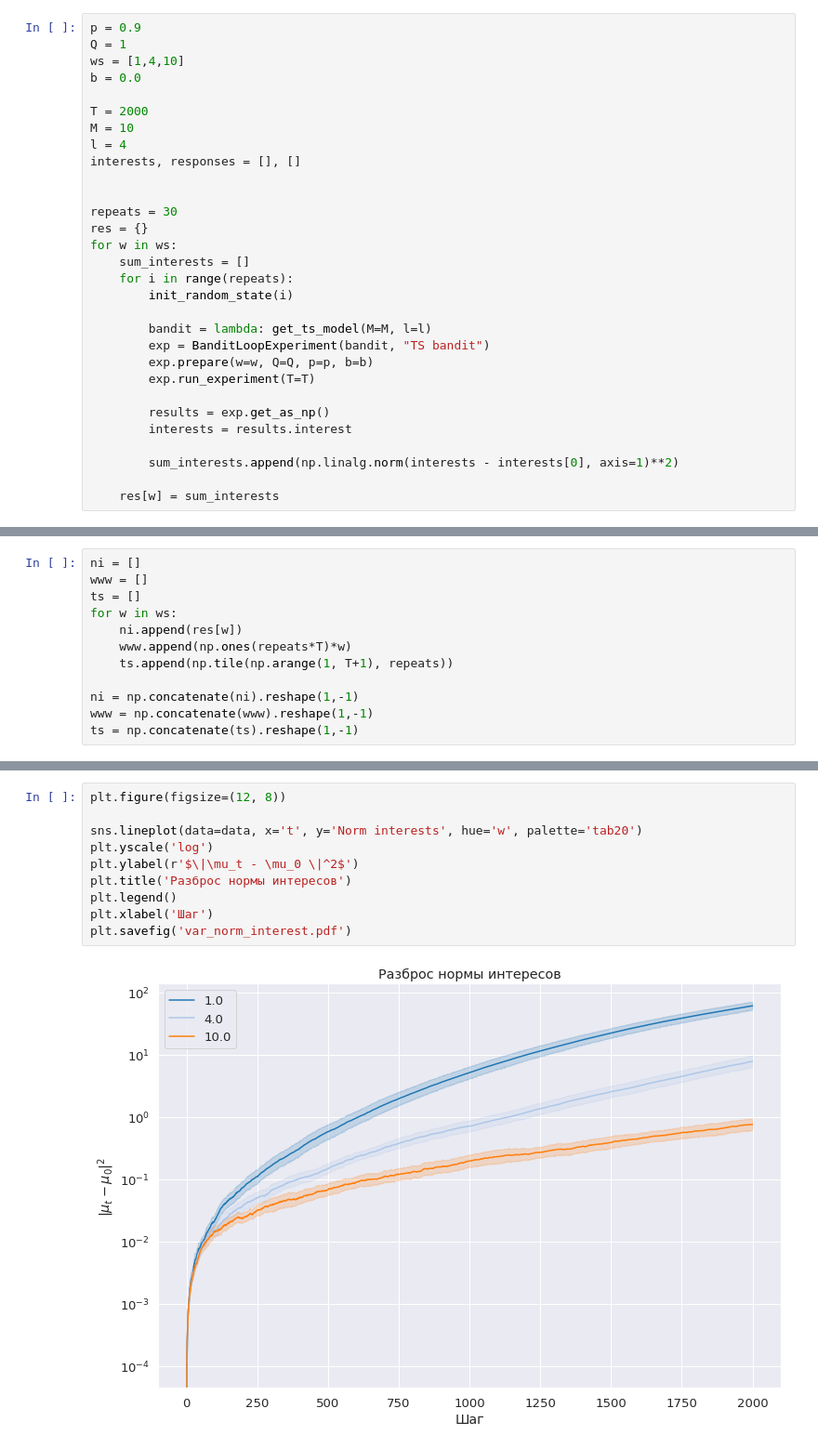
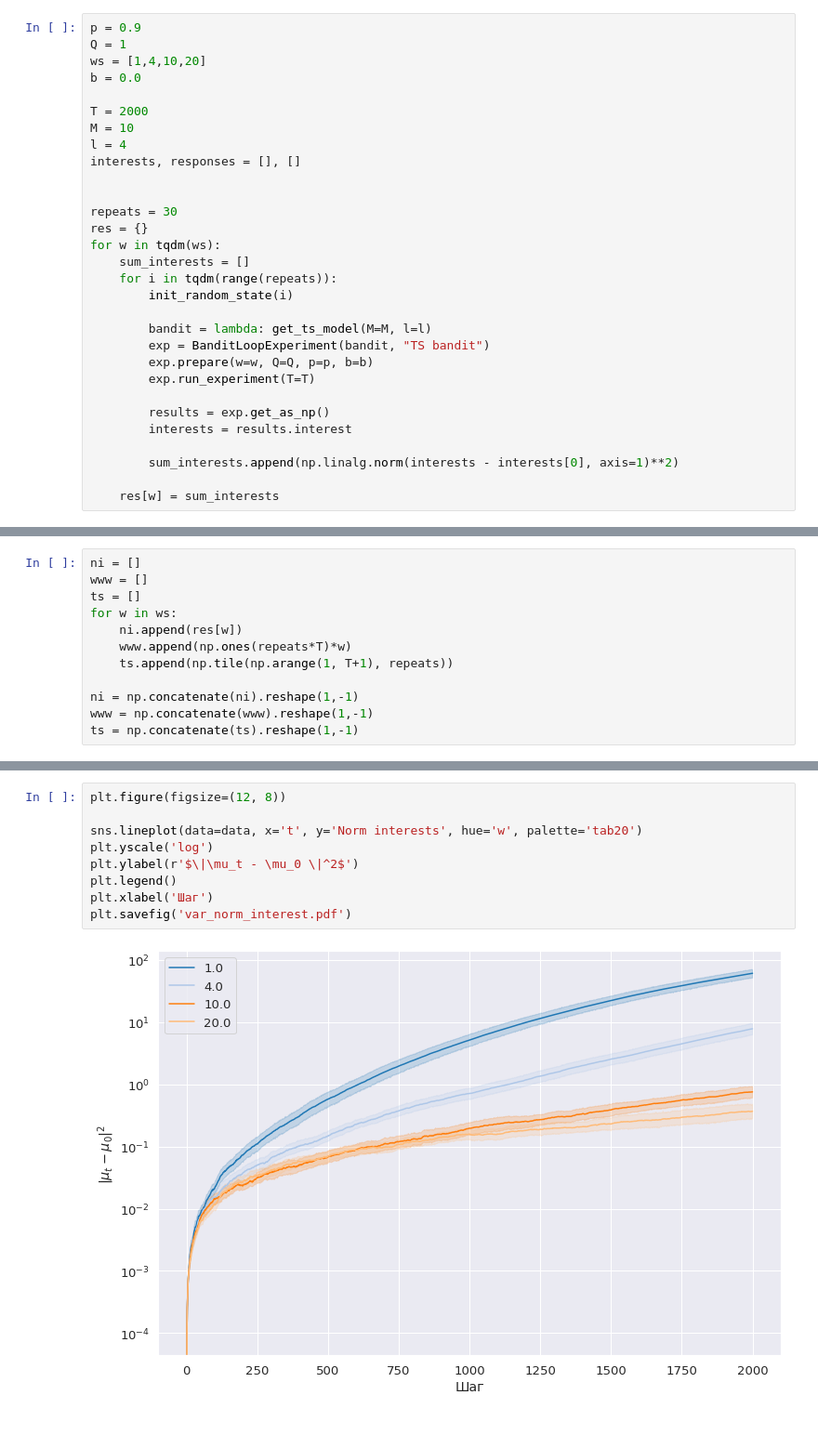
Before and after one commit to prog-autom/bandit-loops, a Jupyter notebook: notebooks/error_analysis_var.ipynb, the cells around one changed output, grey strips where cells are left out. Shown at 93% size. Drawn from its saved outputs; the diff is of its cells as text.

```diff
--- a/notebooks/error_analysis_var.ipynb
+++ b/notebooks/error_analysis_var.ipynb
@@ -20,7 +21,7 @@ sns.set(font_scale=1.2, palette='tab20')
 # %%
 p = 0.9
 Q = 1
-ws = [1,4,10]
+ws = [1,4,10,20]
 b = 0.0
 
 T = 2000
@@ -31,9 +32,9 @@ interests, responses = [], []
 
 repeats = 30
 res = {}
-for w in ws:
+for w in tqdm(ws):
     sum_interests = []
-    for i in range(repeats):
+    for i in tqdm(range(repeats)):
         init_random_state(i)
 
         bandit = lambda: get_ts_model(M=M, l=l)
@@ -82,12 +83,11 @@ data
 # %%
 plt.figure(figsize=(12, 8))
 
 sns.lineplot(data=data, x='t', y='Norm interests', hue='w', palette='tab20')
 plt.yscale('log')
 plt.ylabel(r'$\|\mu_t - \mu_0 \|^2$')
-plt.title('Разброс нормы интересов')
 plt.legend()
 plt.xlabel('Шаг')
 plt.savefig('var_norm_interest.pdf')
 # %% [output]
-[figure, old version]
+[figure, new version]
```
Also changed, not shown: parts of 2 cells of this notebook, 4 other files.
